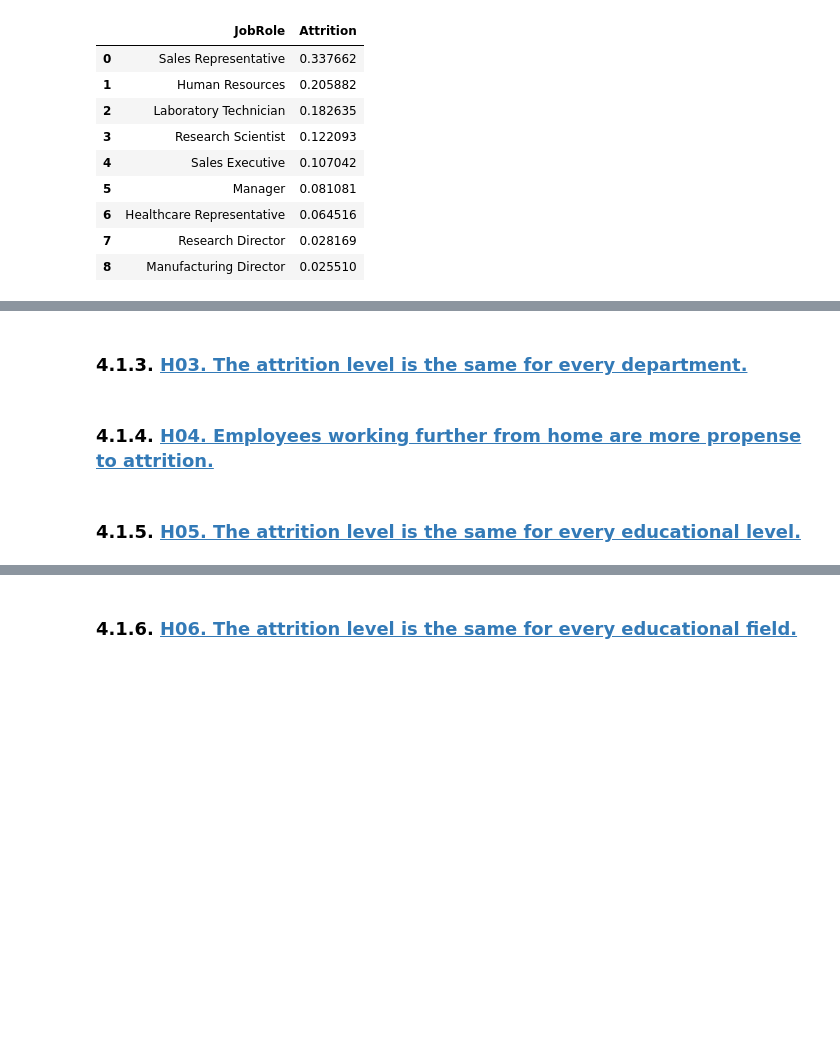
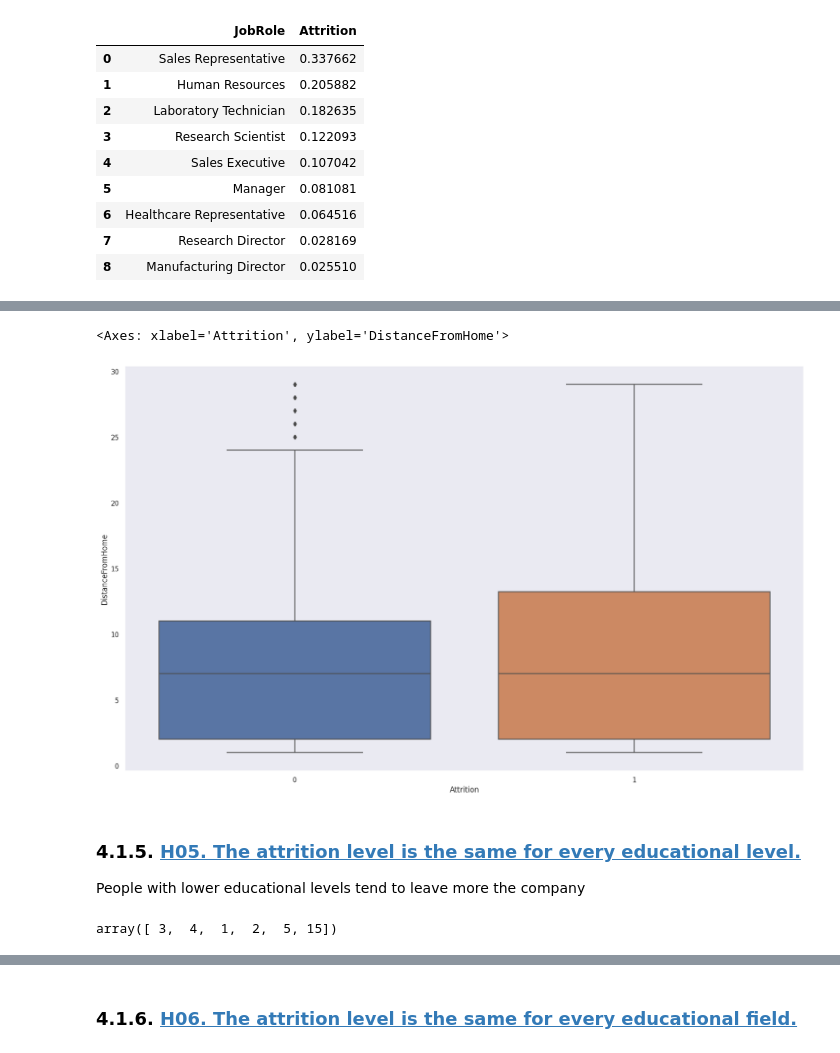
Before and after one commit to DataSolvers/IBM_EmployeeAttrition, a Jupyter notebook: notebooks/IBM_EmployeeAttrition.ipynb, the cells around one changed output, grey strips where cells are left out. Cells and saved outputs as stored; diff of their text form; code cells hidden in the pictures; blank space fills up the shorter version.

```diff
--- a/notebooks/IBM_EmployeeAttrition.ipynb
+++ b/notebooks/IBM_EmployeeAttrition.ipynb
@@ -106,6 +129,12 @@ data[['JobRole', 'Attrition']].groupby('JobRole').mean().sort_values(by='Attriti
+# %%
+sns.boxplot(data=data, y='DistanceFromHome', x='Attrition')
+# %% [output]
+<Axes: xlabel='Attrition', ylabel='DistanceFromHome'>
+[figure, added]
 # %% [markdown]
-### 4.1.3. <a id='toc4_1_3_'></a>[H03. The attrition level is the same for every department.](#toc0_)
+### 4.1.5. <a id='toc4_1_5_'></a>[H05. The attrition level is the same for every educational level.](#toc0_)
+People with lower educational levels tend to leave more the company
-# %% [markdown]
-### 4.1.4. <a id='toc4_1_4_'></a>[H04. Employees working further from home are more propense to attrition.](#toc0_)
-# %% [markdown]
-### 4.1.5. <a id='toc4_1_5_'></a>[H05. The attrition level is the same for every educational level.](#toc0_)
+# %%
+data['Education'].unique()
+# %% [output]
+array([ 3,  4,  1,  2,  5, 15])
```
Also changed, not shown: parts of 9 cells of this notebook.
